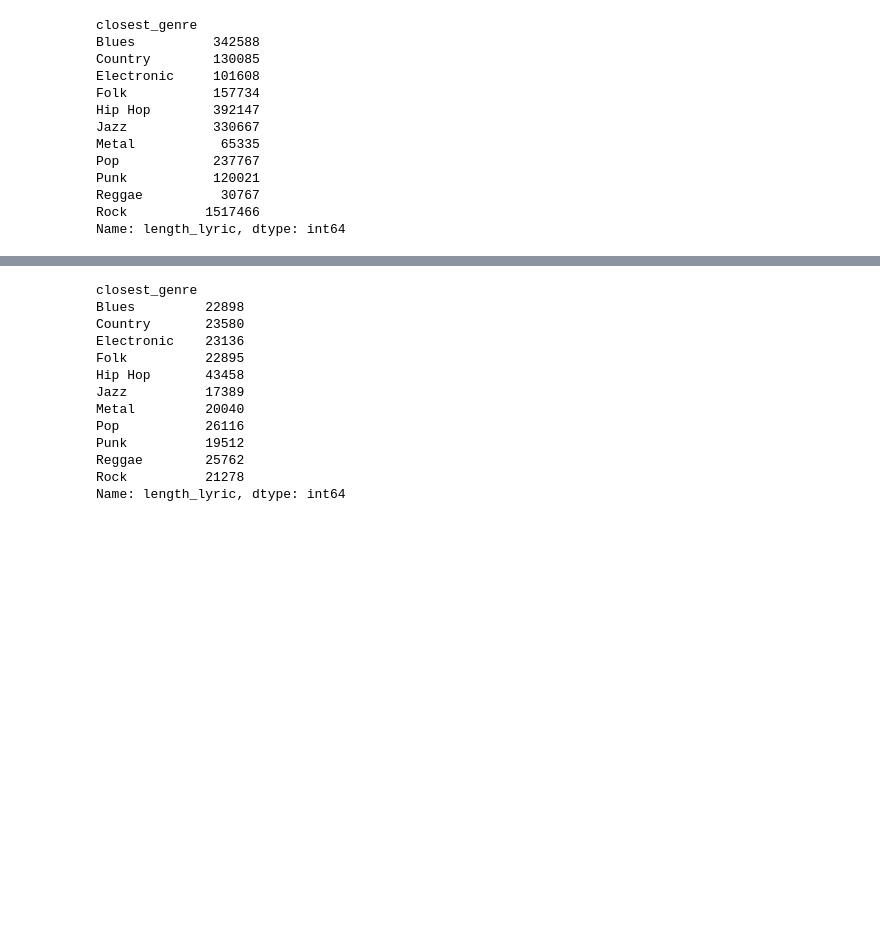
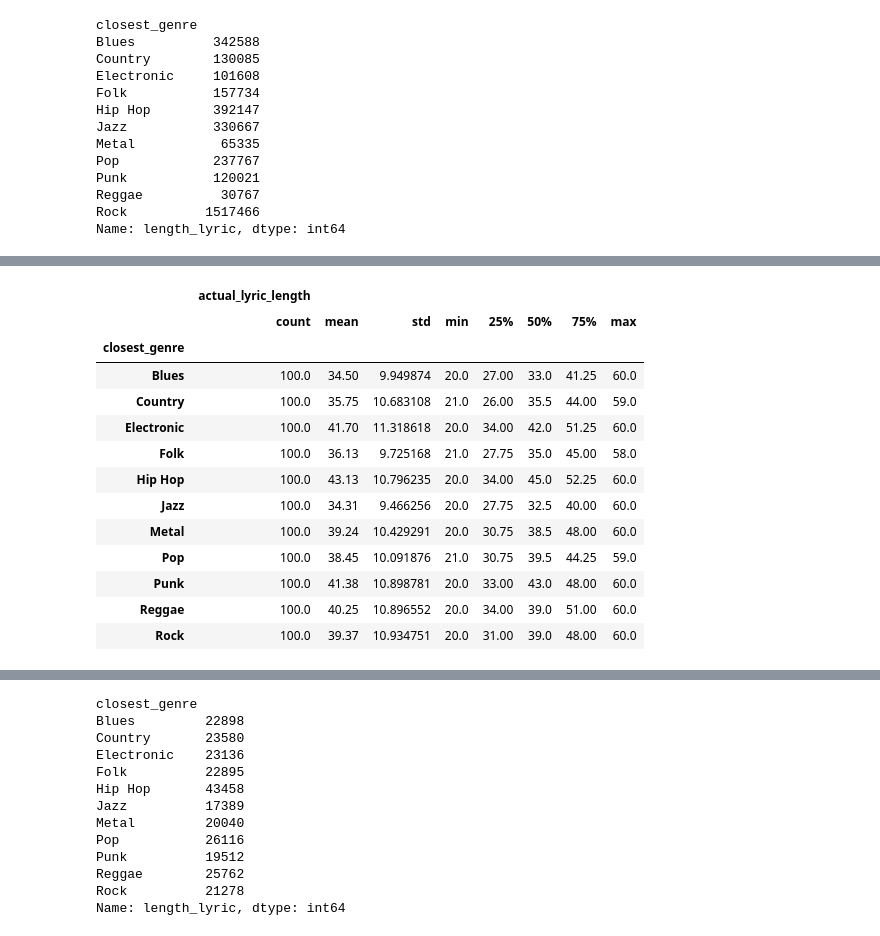
Before and after one commit to otakbeku/nlpstei, a Jupyter notebook: models/explore.ipynb, the cells around one changed output, grey strips where cells are left out. Cells and saved outputs as stored; diff of their text form; code cells hidden in the pictures; blank space fills up the shorter version.

```diff
--- a/models/explore.ipynb
+++ b/models/explore.ipynb
@@ -99,0 +104,2 @@ Name: length_lyric, dtype: int64
+# %%
+df3['actual_lyric_length'] = df3.lyric.map(lambda x: len(x.split('\n')))
@@ -99,0 +118,2 @@ Name: length_lyric, dtype: int64
+# %%
+clean_df = df3.query('actual_lyric_length>=20 & actual_lyric_length<=60')
@@ -99,0 +148,2 @@ Name: length_lyric, dtype: int64
+# %%
+clean_df_sampled = clean_df.groupby("closest_genre").sample(n=100, random_state=1)
@@ -99,0 +152,19 @@ Name: length_lyric, dtype: int64
+# %%
+clean_df_sampled.drop('length_lyric', axis=1, inplace=True)
+# %%
+clean_df_sampled.groupby("closest_genre").describe()
+# %% [output]
+|  | actual_lyric_length |  |  |  |  |  |  |  |
+|  | count | mean | std | min | 25% | 50% | 75% | max |
+| closest_genre |  |  |  |  |  |  |  |  |
+| Blues | 100.0 | 34.50 | 9.949874 | 20.0 | 27.00 | 33.0 | 41.25 | 60.0 |
+| Country | 100.0 | 35.75 | 10.683108 | 21.0 | 26.00 | 35.5 | 44.00 | 59.0 |
+| Electronic | 100.0 | 41.70 | 11.318618 | 20.0 | 34.00 | 42.0 | 51.25 | 60.0 |
+| Folk | 100.0 | 36.13 | 9.725168 | 21.0 | 27.75 | 35.0 | 45.00 | 58.0 |
+| Hip Hop | 100.0 | 43.13 | 10.796235 | 20.0 | 34.00 | 45.0 | 52.25 | 60.0 |
+| Jazz | 100.0 | 34.31 | 9.466256 | 20.0 | 27.75 | 32.5 | 40.00 | 60.0 |
+| Metal | 100.0 | 39.24 | 10.429291 | 20.0 | 30.75 | 38.5 | 48.00 | 60.0 |
+| Pop | 100.0 | 38.45 | 10.091876 | 21.0 | 30.75 | 39.5 | 44.25 | 59.0 |
+| Punk | 100.0 | 41.38 | 10.898781 | 20.0 | 33.00 | 43.0 | 48.00 | 60.0 |
+| Reggae | 100.0 | 40.25 | 10.896552 | 20.0 | 34.00 | 39.0 | 51.00 | 60.0 |
+| Rock | 100.0 | 39.37 | 10.934751 | 20.0 | 31.00 | 39.0 | 48.00 | 60.0 |
```
Also changed, not shown: parts of 22 cells of this notebook, 24 other files.
